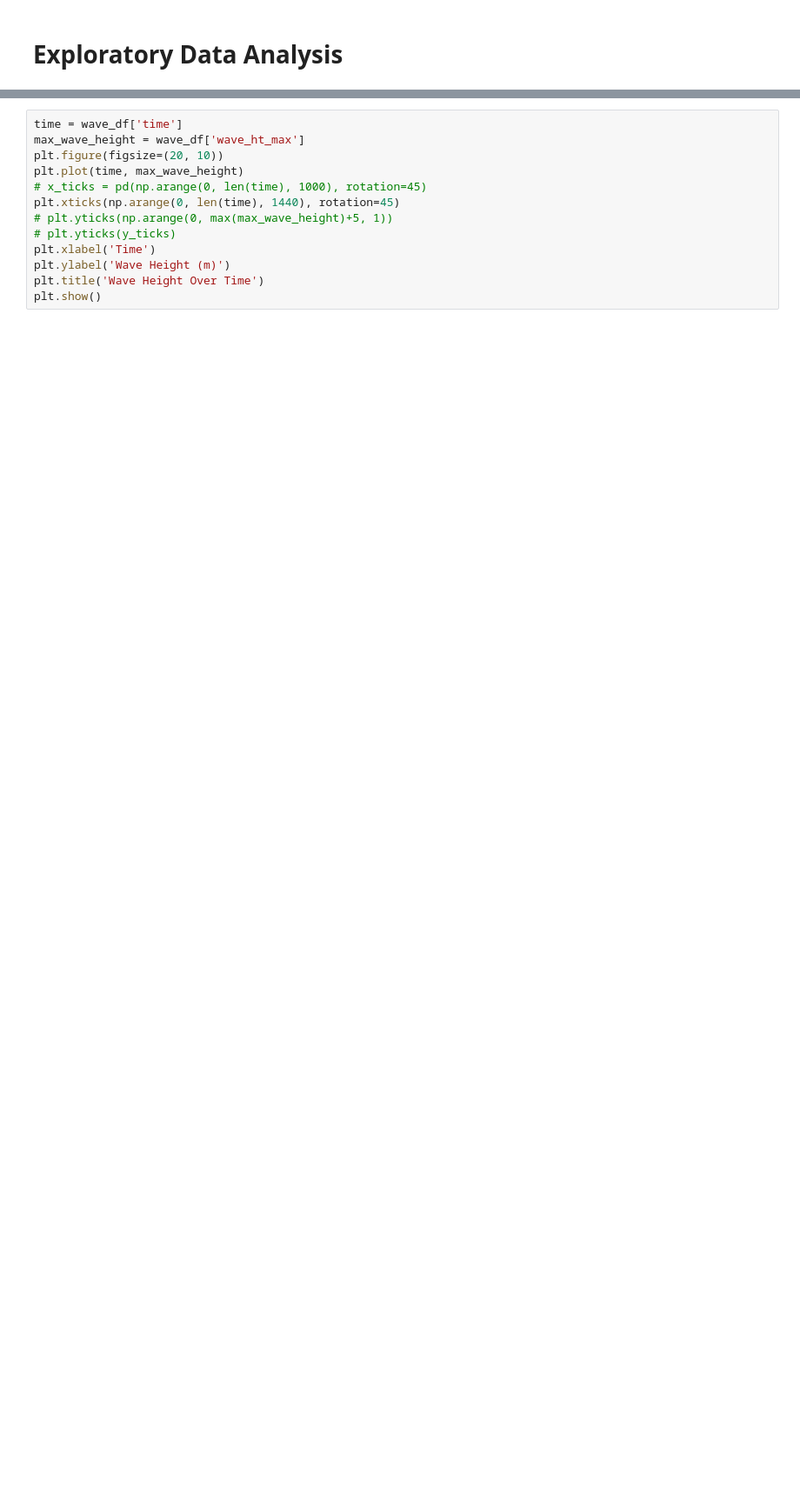
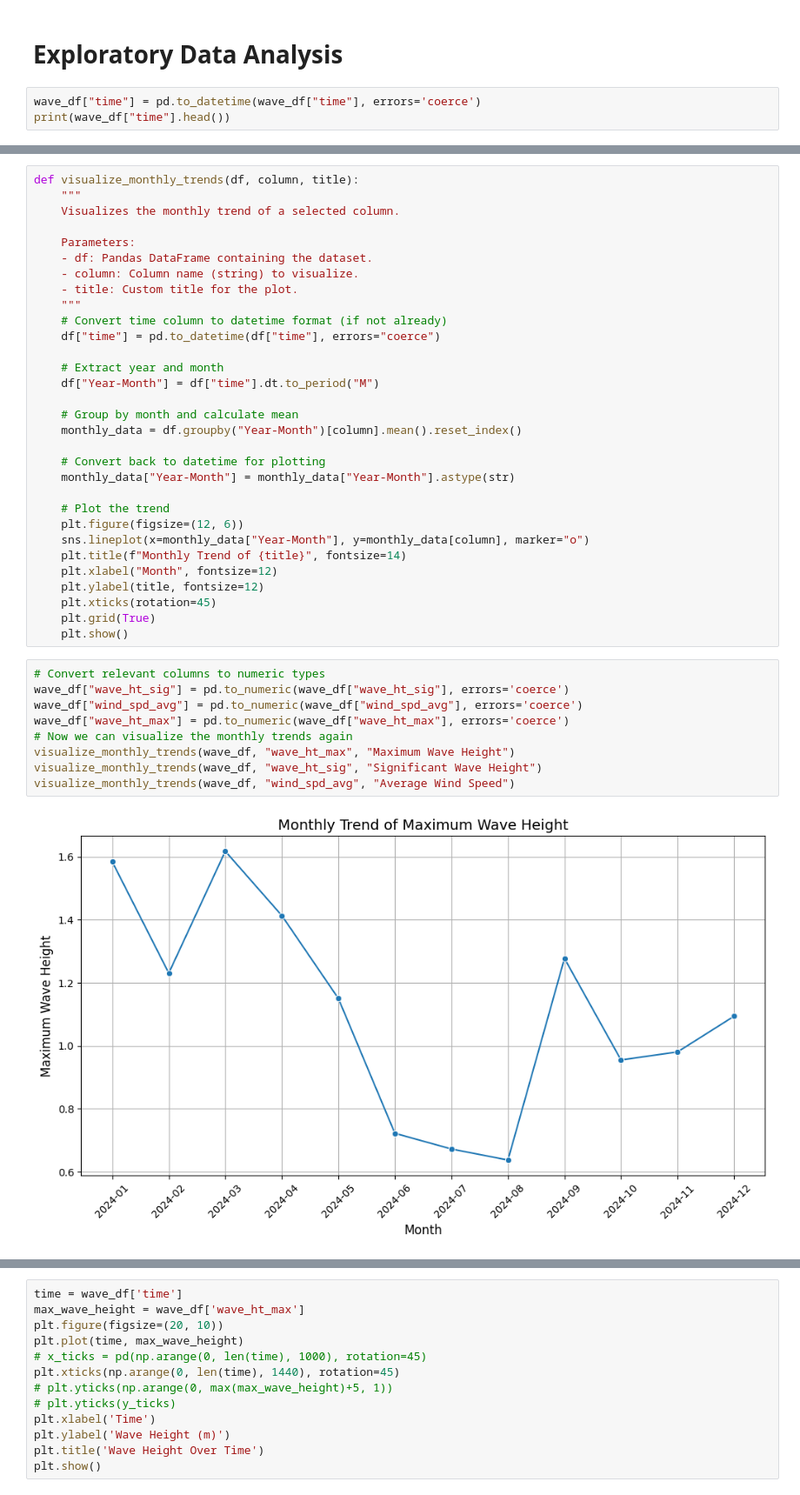
Before and after one commit to HetJivani04/WaveCast, a Jupyter notebook: Wave_Prediction_Wave_energy.ipynb, the cells around one changed output, grey strips where cells are left out. Shown at 87% size. Cells and saved outputs as stored; diff of their text form; blank space fills up the shorter version.

Commit message:
Completed Exploratory Data Analysis and created visulaization to indentify trends

```diff
--- a/Wave_Prediction_Wave_energy.ipynb
+++ b/Wave_Prediction_Wave_energy.ipynb
@@ -146,3 +148,6 @@ curr_dir_avg        0
 dtype: int64
 # %% [markdown]
 # **Exploratory Data Analysis**
+# %%
+wave_df["time"] = pd.to_datetime(wave_df["time"], errors='coerce')
+print(wave_df["time"].head())
@@ -148,0 +175,42 @@ dtype: int64
+# %%
+def visualize_monthly_trends(df, column, title):
+    """
+    Visualizes the monthly trend of a selected column.
+
+    Parameters:
+    - df: Pandas DataFrame containing the dataset.
+    - column: Column name (string) to visualize.
+    - title: Custom title for the plot.
+    """
+    # Convert time column to datetime format (if not already)
+    df["time"] = pd.to_datetime(df["time"], errors="coerce")
+
+    # Extract year and month
+    df["Year-Month"] = df["time"].dt.to_period("M")
+
+    # Group by month and calculate mean
+    monthly_data = df.groupby("Year-Month")[column].mean().reset_index()
+
+    # Convert back to datetime for plotting
+    monthly_data["Year-Month"] = monthly_data["Year-Month"].astype(str)
+
+    # Plot the trend
+    plt.figure(figsize=(12, 6))
+    sns.lineplot(x=monthly_data["Year-Month"], y=monthly_data[column], marker="o")
+    plt.title(f"Monthly Trend of {title}", fontsize=14)
+    plt.xlabel("Month", fontsize=12)
+    plt.ylabel(title, fontsize=12)
+    plt.xticks(rotation=45)
+    plt.grid(True)
+    plt.show()
+# %%
+# Convert relevant columns to numeric types
+wave_df["wave_ht_sig"] = pd.to_numeric(wave_df["wave_ht_sig"], errors='coerce')
+wave_df["wind_spd_avg"] = pd.to_numeric(wave_df["wind_spd_avg"], errors='coerce')
+wave_df["wave_ht_max"] = pd.to_numeric(wave_df["wave_ht_max"], errors='coerce')
+# Now we can visualize the monthly trends again
+visualize_monthly_trends(wave_df, "wave_ht_max", "Maximum Wave Height")
+visualize_monthly_trends(wave_df, "wave_ht_sig", "Significant Wave Height")
+visualize_monthly_trends(wave_df, "wind_spd_avg", "Average Wind Speed")
+# %% [output]
+[figure, added]
```
Also changed, not shown: parts of 10 cells of this notebook.
